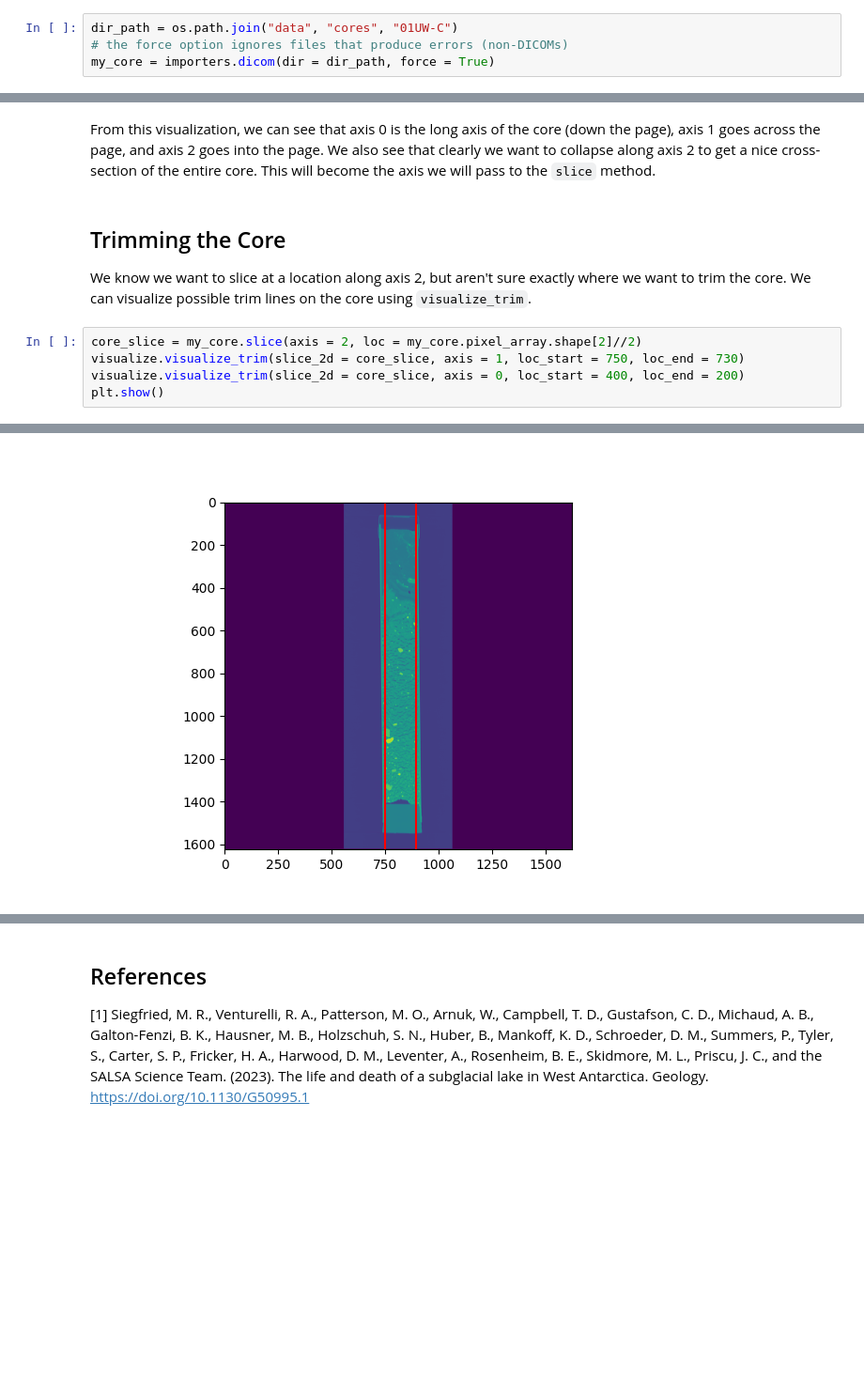
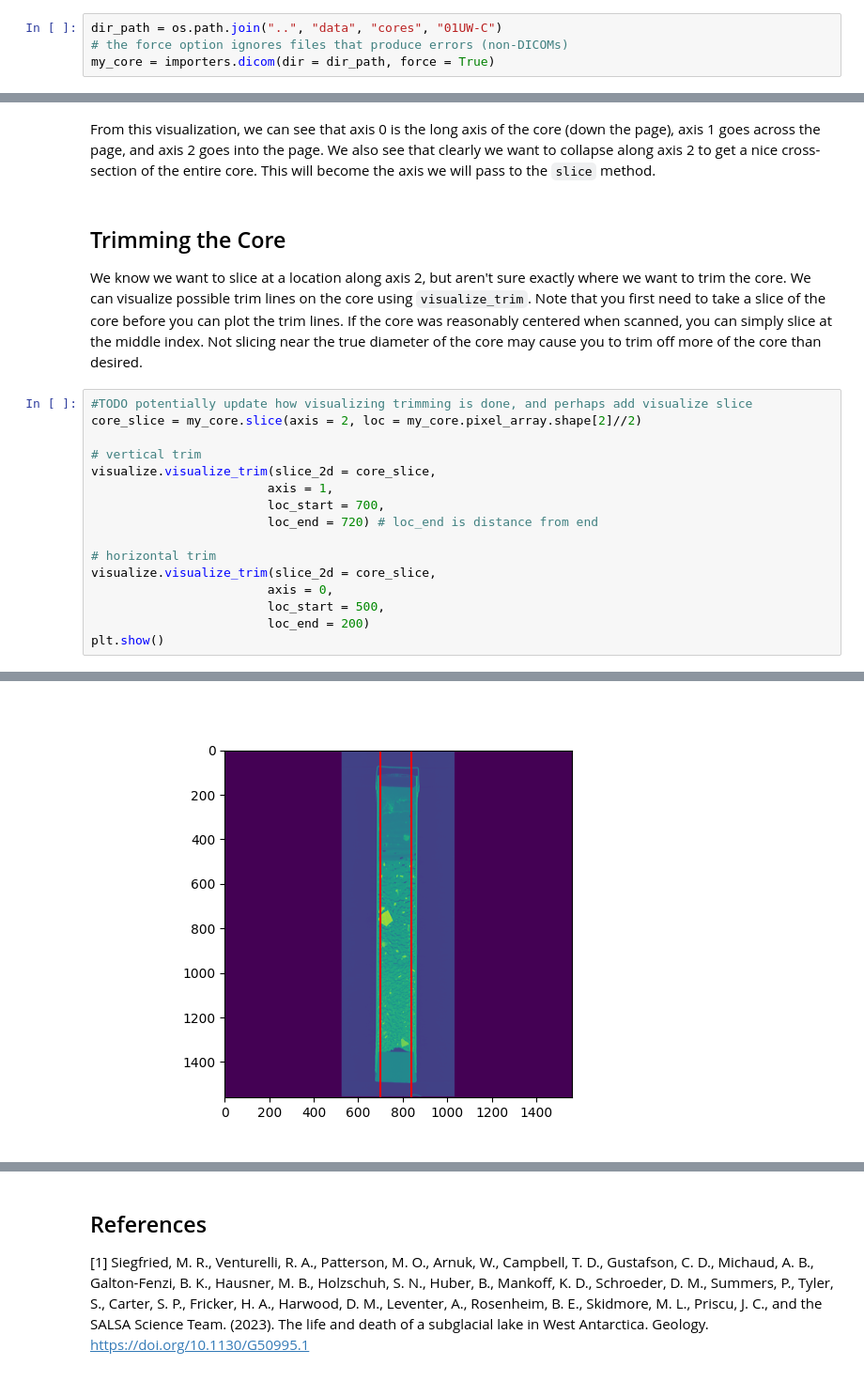
Before and after one commit to mines-erds/core-ct, a Jupyter notebook: examples/visualization_demo.ipynb, the cells around one changed output, grey strips where cells are left out. Shown at 94% size. Drawn from its saved outputs; the diff is of its cells as text; blank space fills up the shorter version.

```diff
--- a/examples/visualization_demo.ipynb
+++ b/examples/visualization_demo.ipynb
@@ -42,6 +42,6 @@ Download and unzip the file `data.zip` from Zenodo, which you can find [here](ht
 The data we will use is under `data/cores/01UW-C`. Load this using `dicom` from the `importers` module.
 # %%
-dir_path = os.path.join("data", "cores", "01UW-C")
+dir_path = os.path.join("..", "data", "cores", "01UW-C")
 # the force option ignores files that produce errors (non-DICOMs)
 my_core = importers.dicom(dir = dir_path, force = True)
 # %% [markdown]
@@ -64,10 +64,21 @@ The shape of the core is:  (1560, 1560, 34)
 From this visualization, we can see that axis 0 is the long axis of the core (down the page), axis 1 goes across the page, and axis 2 goes into the page. We also see that clearly we want to collapse along axis 2 to get a nice cross-section of the entire core. This will become the axis we will pass to the `slice` method.
 # %% [markdown]
 ## Trimming the Core
-We know we want to slice at a location along axis 2, but aren't sure exactly where we want to trim the core. We can visualize possible trim lines on the core using `visualize_trim`.
+We know we want to slice at a location along axis 2, but aren't sure exactly where we want to trim the core. We can visualize possible trim lines on the core using `visualize_trim`. Note that you first need to take a slice of the core before you can plot the trim lines. If the core was reasonably centered when scanned, you can simply slice at the middle index. Not slicing near the true diameter of the core may cause you to trim off more of the core than desired.
 # %%
+#TODO potentially update how visualizing trimming is done, and perhaps add visualize slice
 core_slice = my_core.slice(axis = 2, loc = my_core.pixel_array.shape[2]//2)
-visualize.visualize_trim(slice_2d = core_slice, axis = 1, loc_start = 750, loc_end = 730)
-visualize.visualize_trim(slice_2d = core_slice, axis = 0, loc_start = 400, loc_end = 200)
+
+# vertical trim
+visualize.visualize_trim(slice_2d = core_slice,
+                        axis = 1,
+                        loc_start = 700,
+                        loc_end = 720) # loc_end is distance from end
+
+# horizontal trim
+visualize.visualize_trim(slice_2d = core_slice,
+                        axis = 0,
+                        loc_start = 500,
+                        loc_end = 200)
 plt.show()
 # %% [output]
@@ -75 +86 @@ plt.show()
-[figure, old version]
+[figure, new version]
```
Also changed, not shown: parts of 9 cells of this notebook.
